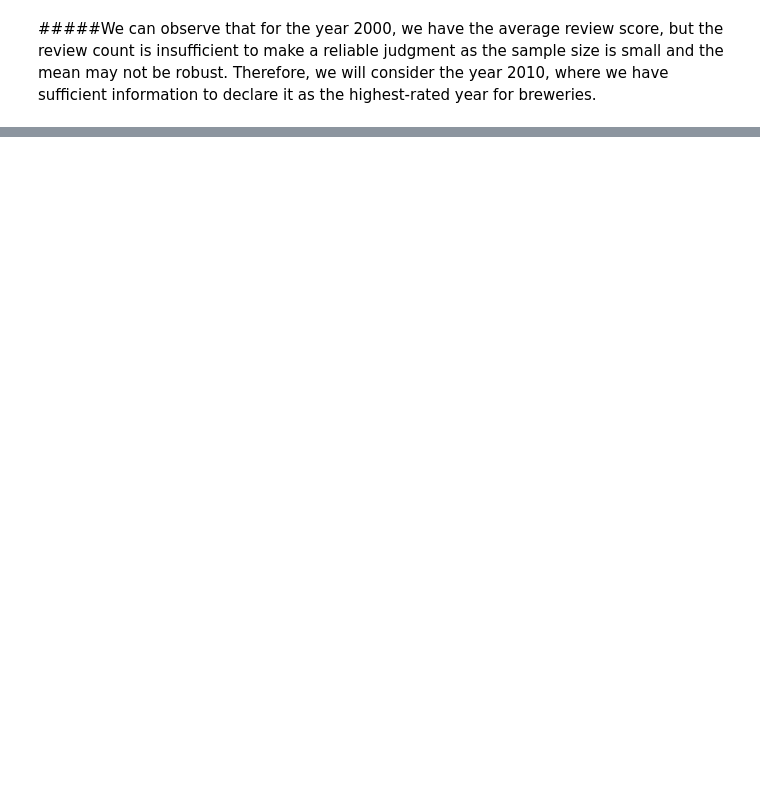
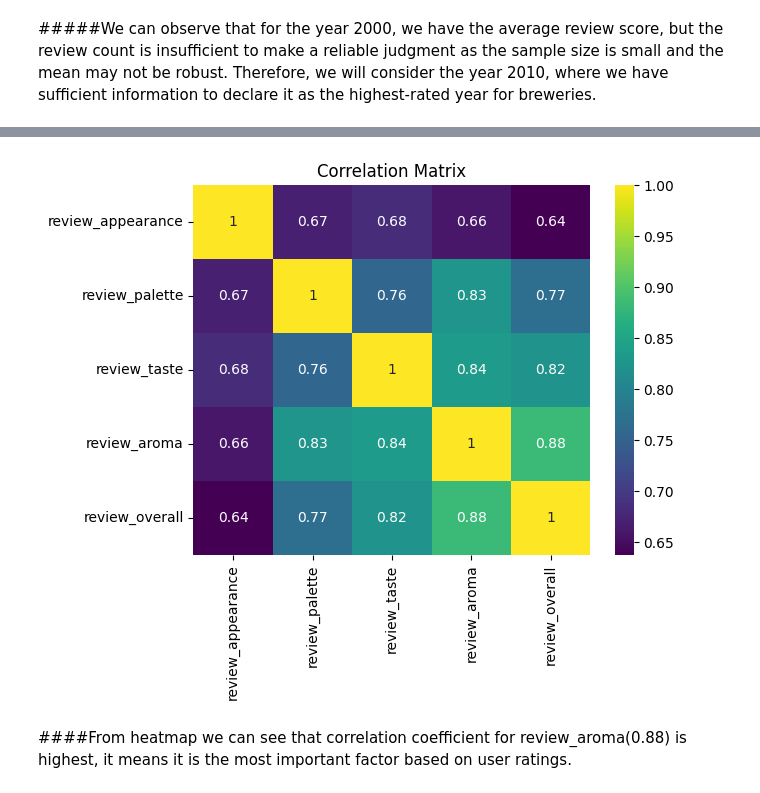
Before and after one commit to mdabushad/Beer-Data-Analysis, a Jupyter notebook: Beer_Data_Analysis.ipynb, the cells around one changed output, grey strips where cells are left out. Drawn from its saved outputs; the diff is of its cells as text; code cells hidden in the pictures; blank space fills up the shorter version.

```diff
--- a/Beer_Data_Analysis.ipynb
+++ b/Beer_Data_Analysis.ipynb
@@ -215,0 +218,3 @@ plt.show()
+# %%
+df_factors = df.groupby(by="beer_beerId")[["review_appearance", "review_palette", "review_taste", "review_aroma", "review_overall"]].mean()
+df_factors.head()
@@ -215,0 +229,4 @@ plt.show()
+# %%
+#Calculating the Correlation matrix
+correlation_matrix = df_factors.corr()
+correlation_matrix
@@ -215,0 +240,9 @@ plt.show()
+# %%
+# Visualize correlation matrix as a heatmap
+sns.heatmap(correlation_matrix, annot=True, cmap='viridis')
+plt.title('Correlation Matrix')
+plt.show()
+# %% [output]
+[figure, added]
+# %% [markdown]
+####From heatmap we can see that correlation coefficient for review_aroma(0.88) is highest, it means it is the most important factor based on user ratings.
```
Also changed, not shown: parts of 4 cells of this notebook.
